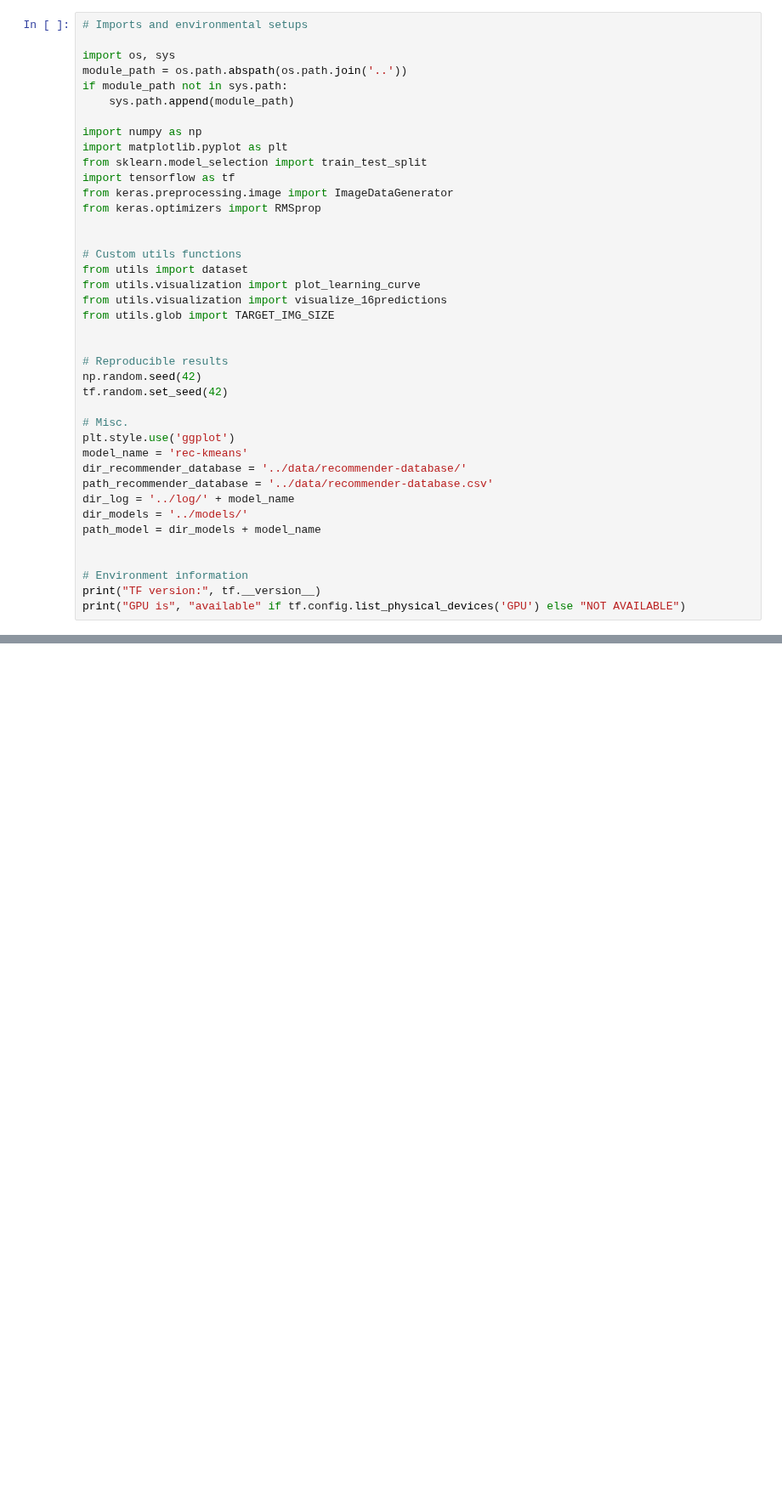
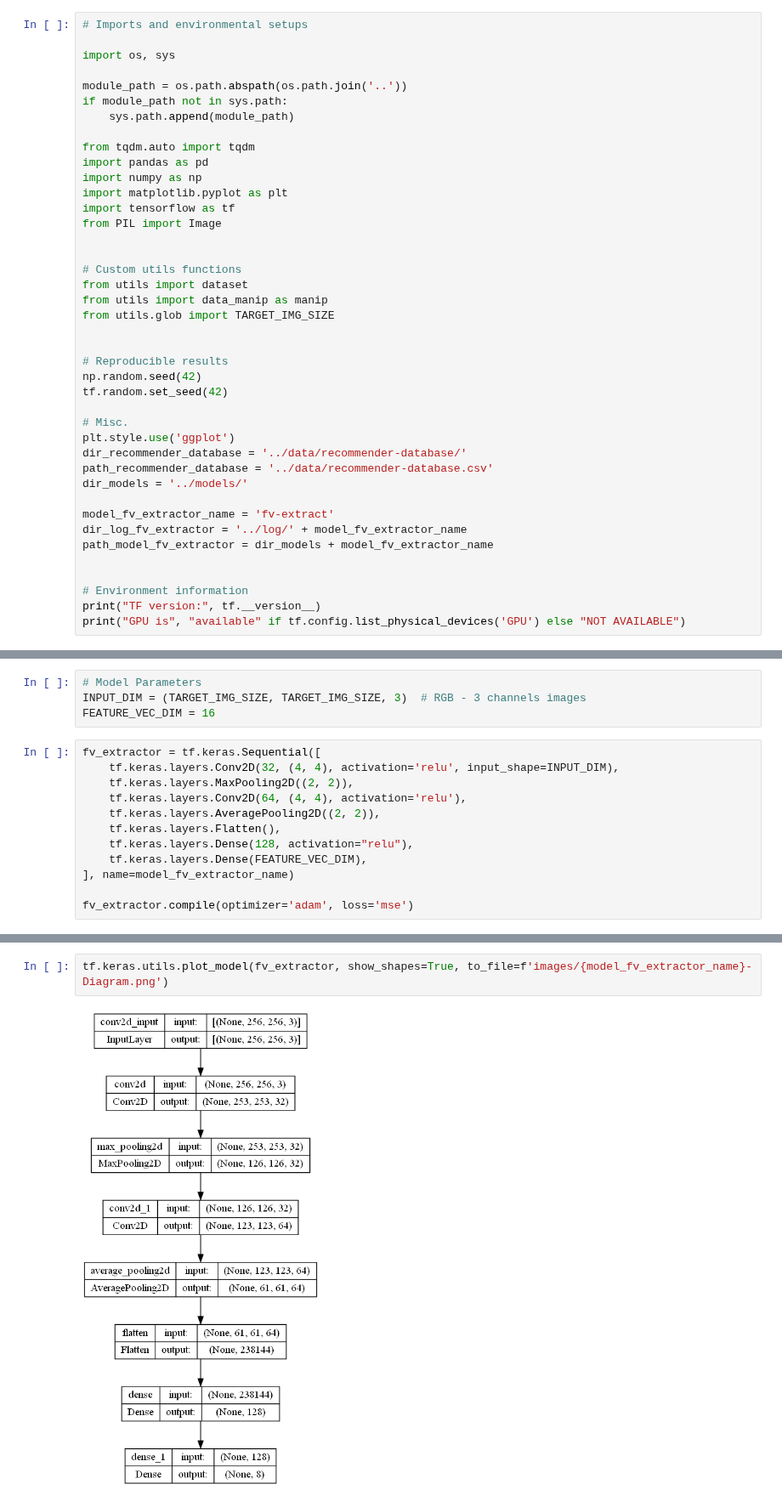
Before and after one commit to miketvo/rmit2023a-cosc2753-assignment2, a Jupyter notebook: notebooks/Step5.Recommender.ipynb, the cells around one changed output, grey strips where cells are left out. Shown at 85% size. Drawn from its saved outputs; the diff is of its cells as text; blank space fills up the shorter version.

Commit message:
Set up feature extraction

```diff
--- a/notebooks/Step5.Recommender.ipynb
+++ b/notebooks/Step5.Recommender.ipynb
@@ -13,22 +14,22 @@ To implement the image recommendation functionality for our project, we are foll
 # Imports and environmental setups
 
 import os, sys
+
 module_path = os.path.abspath(os.path.join('..'))
 if module_path not in sys.path:
     sys.path.append(module_path)
 
+from tqdm.auto import tqdm
+import pandas as pd
 import numpy as np
 import matplotlib.pyplot as plt
-from sklearn.model_selection import train_test_split
 import tensorflow as tf
-from keras.preprocessing.image import ImageDataGenerator
-from keras.optimizers import RMSprop
+from PIL import Image
 
 
 # Custom utils functions
 from utils import dataset
-from utils.visualization import plot_learning_curve
-from utils.visualization import visualize_16predictions
+from utils import data_manip as manip
 from utils.glob import TARGET_IMG_SIZE
 
 
@@ -38,12 +39,13 @@ tf.random.set_seed(42)
 
 # Misc.
 plt.style.use('ggplot')
-model_name = 'rec-kmeans'
 dir_recommender_database = '../data/recommender-database/'
 path_recommender_database = '../data/recommender-database.csv'
-dir_log = '../log/' + model_name
 dir_models = '../models/'
-path_model = dir_models + model_name
+
+model_fv_extractor_name = 'fv-extract'
+dir_log_fv_extractor = '../log/' + model_fv_extractor_name
+path_model_fv_extractor = dir_models + model_fv_extractor_name
 
 
 # Environment information
@@ -51,0 +59,16 @@ print("GPU is", "available" if tf.config.list_physical_devices('GPU') else "NOT
+# %%
+# Model Parameters
+INPUT_DIM = (TARGET_IMG_SIZE, TARGET_IMG_SIZE, 3)  # RGB - 3 channels images
+FEATURE_VEC_DIM = 16
+# %%
+fv_extractor = tf.keras.Sequential([
+    tf.keras.layers.Conv2D(32, (4, 4), activation='relu', input_shape=INPUT_DIM),
+    tf.keras.layers.MaxPooling2D((2, 2)),
+    tf.keras.layers.Conv2D(64, (4, 4), activation='relu'),
+    tf.keras.layers.AveragePooling2D((2, 2)),
+    tf.keras.layers.Flatten(),
+    tf.keras.layers.Dense(128, activation="relu"),
+    tf.keras.layers.Dense(FEATURE_VEC_DIM),
+], name=model_fv_extractor_name)
+
+fv_extractor.compile(optimizer='adam', loss='mse')
@@ -51,0 +95,4 @@ print("GPU is", "available" if tf.config.list_physical_devices('GPU') else "NOT
+# %%
+tf.keras.utils.plot_model(fv_extractor, show_shapes=True, to_file=f'images/{model_fv_extractor_name}-Diagram.png')
+# %% [output]
+[figure, added]
```
Also changed, not shown: parts of 9 cells of this notebook, 2 other files.
